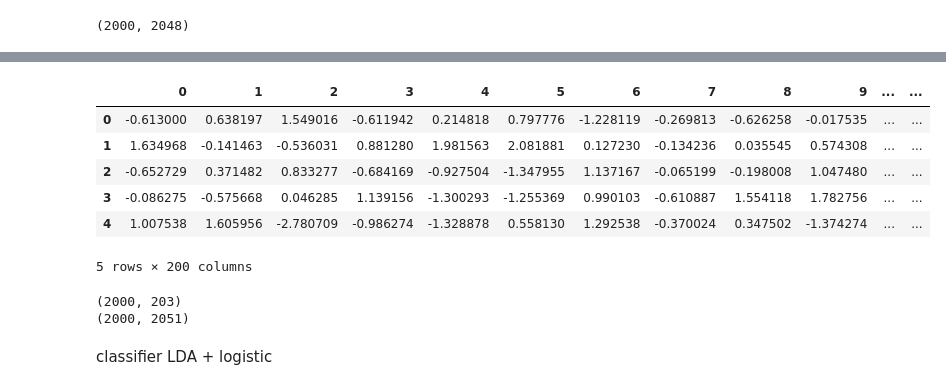
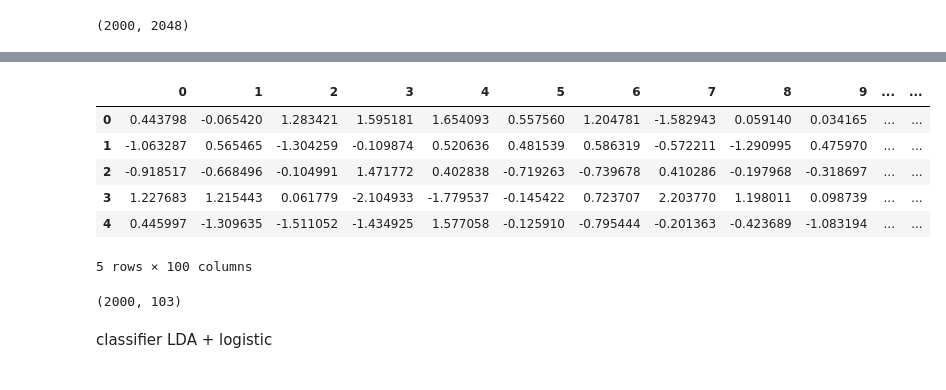
Before and after one commit to immanuelazn/w281_final_galaxy_zoo, a Jupyter notebook: feature_extractor_resnet.ipynb, the cells around one changed output, grey strips where cells are left out. Saved outputs shown, nothing was run; the diff lists cells and outputs as text; code cells hidden in the pictures.

```diff
--- a/feature_extractor_resnet.ipynb
+++ b/feature_extractor_resnet.ipynb
@@ -369,13 +390,13 @@ def feature_normalization(df_feature):
   df_normalized = pd.DataFrame(normalized_features, columns=df_feature.columns)
   return df_normalized
 # %%
-df_top_pca_resnet_pca_normalized = feature_normalization(df_top_pca_resnet)
-df_top_pca_resnet_pca_normalized.head(5)
+# df_top_pca_resnet_pca_normalized = feature_normalization(df_top_pca_resnet)
+# df_top_pca_resnet_pca_normalized.head(5)
 # %% [output]
 |  | 0 | 1 | 2 | 3 | 4 | 5 | 6 | 7 | 8 | 9 | ... | ... |
-| 0 | -0.613000 | 0.638197 | 1.549016 | -0.611942 | 0.214818 | 0.797776 | -1.228119 | -0.269813 | -0.626258 | -0.017535 | ... | ... |
-| 1 | 1.634968 | -0.141463 | -0.536031 | 0.881280 | 1.981563 | 2.081881 | 0.127230 | -0.134236 | 0.035545 | 0.574308 | ... | ... |
-| 2 | -0.652729 | 0.371482 | 0.833277 | -0.684169 | -0.927504 | -1.347955 | 1.137167 | -0.065199 | -0.198008 | 1.047480 | ... | ... |
-| 3 | -0.086275 | -0.575668 | 0.046285 | 1.139156 | -1.300293 | -1.255369 | 0.990103 | -0.610887 | 1.554118 | 1.782756 | ... | ... |
-| 4 | 1.007538 | 1.605956 | -2.780709 | -0.986274 | -1.328878 | 0.558130 | 1.292538 | -0.370024 | 0.347502 | -1.374274 | ... | ... |
+| 0 | 0.443798 | -0.065420 | 1.283421 | 1.595181 | 1.654093 | 0.557560 | 1.204781 | -1.582943 | 0.059140 | 0.034165 | ... | ... |
+| 1 | -1.063287 | 0.565465 | -1.304259 | -0.109874 | 0.520636 | 0.481539 | 0.586319 | -0.572211 | -1.290995 | 0.475970 | ... | ... |
+| 2 | -0.918517 | -0.668496 | -0.104991 | 1.471772 | 0.402838 | -0.719263 | -0.739678 | 0.410286 | -0.197968 | -0.318697 | ... | ... |
+| 3 | 1.227683 | 1.215443 | 0.061779 | -2.104933 | -1.779537 | -0.145422 | 0.723707 | 2.203770 | 1.198011 | 0.098739 | ... | ... |
+| 4 | 0.445997 | -1.309635 | -1.511052 | -1.434925 | 1.577058 | -0.125910 | -0.795444 | -0.201363 | -0.423689 | -1.083194 | ... | ... |
-5 rows × 200 columns
+5 rows × 100 columns
@@ -384,12 +408,8 @@ df_top_pca_resnet_pca_normalized.to_csv('/content/drive/MyDrive/galaxy_zoo/df_tr
 # %%
 df_train_resnet = pd.concat([df_train, df_top_pca_resnet_pca_normalized], axis=1)
 print(df_train_resnet.shape)
-
-df_train_resnet_nopca_nonorml = pd.concat([df_train, df_features], axis=1)
-print(df_train_resnet_nopca_nonorml.shape)
 # %% [output]
-(2000, 203)
-(2000, 2051)
+(2000, 103)
 # %% [markdown]
 classifier LDA + logistic
 # %%
```
Also changed, not shown: parts of 15 cells of this notebook.
